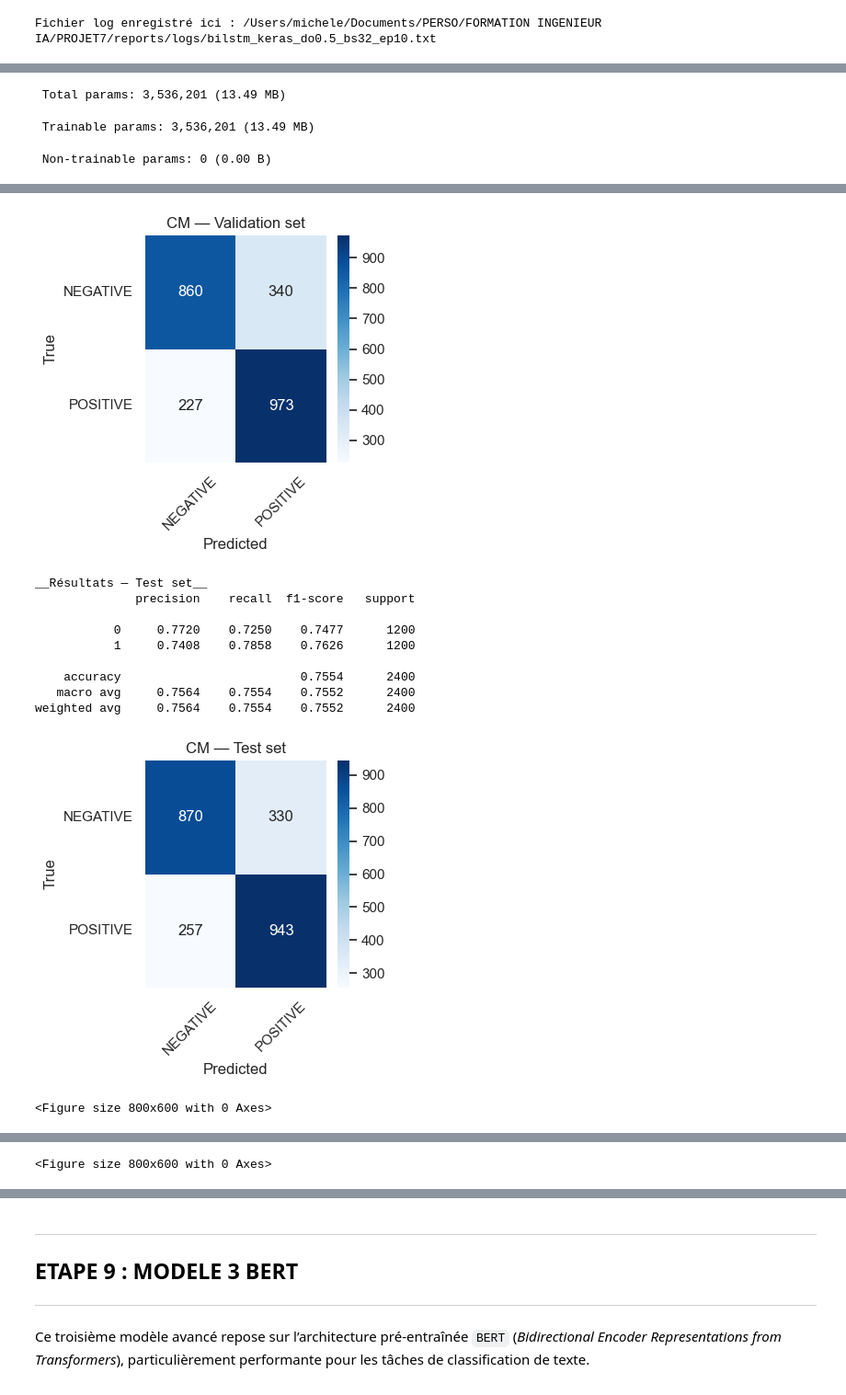
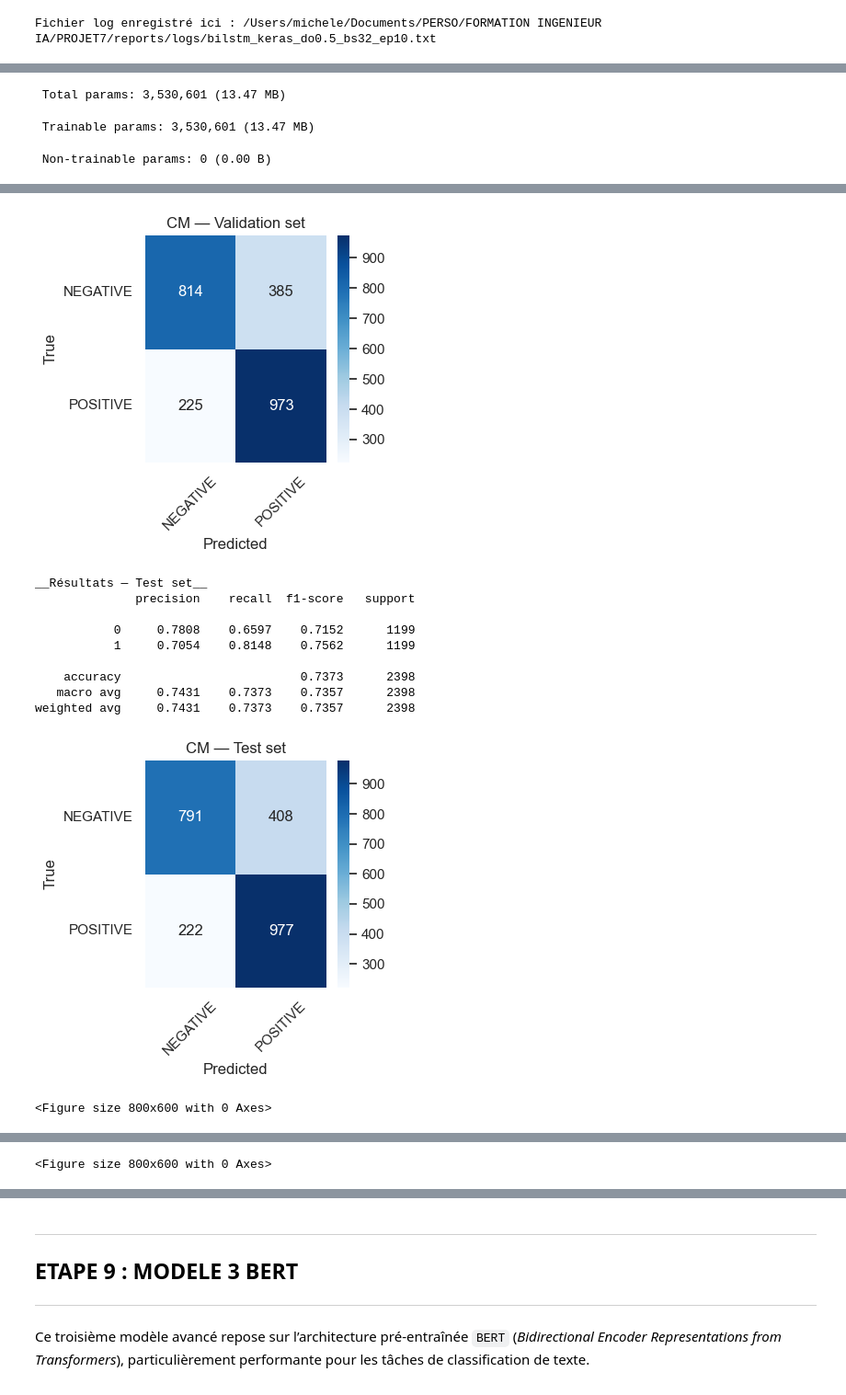
Before and after one commit to Michelita101/projet7-sentiment, a Jupyter notebook: notebooks/Dewerpe_Michèle_2bis_scripts_notebook_modélisation_avancée_092025.ipynb, the cells around one changed output, grey strips where cells are left out. Shown at 92% size. Drawn from its saved outputs; the diff is of its cells as text; code cells hidden in the pictures.

Commit message:
MAJ notebook 2, README, figures & reports pour soutenance

```diff
--- a/notebooks/Dewerpe_Michèle_2bis_scripts_notebook_modélisation_avancée_092025.ipynb
+++ b/notebooks/Dewerpe_Michèle_2bis_scripts_notebook_modélisation_avancée_092025.ipynb
@@ -1224,0 +1335,12 @@ Taille corpus : 16000  | Shape y : (16000,)
+# %%
+# Étape 1 — Chargement, tokenisation et préparation des séquences pour le modèle LSTM
+
+from tensorflow.keras.preprocessing.sequence import pad_sequences
+
+# Chargement des fichiers tokenisés (avec emojis)
+X = pd.read_parquet(os.path.join(project_root, "data/processed/tweets_16k_raw.parquet"))["text"].tolist()
+y = pd.read_parquet(os.path.join(project_root, "data/processed/embeddings/y_raw.parquet"))["label"].values
+
+# Vérification
+print(f"Exemple tweet tokenisé :\n{X[0]}")
+print("Taille corpus :", len(X), " | Shape y :", y.shape)
@@ -1501,0 +1628,18 @@ with mlflow.start_run(run_name=run_name):
+# %%
+# Etape - Analyse métier : faux positifs et faux négatifs
+
+# Conversion en Series pour reset_index
+y_test = pd.Series(y_test).reset_index(drop=True)
+y_test_pred = pd.Series(y_test_pred).reset_index(drop=True)
+
+# Texte aligné
+X_text_test = df_raw["text"].iloc[y_test.index].reset_index(drop=True)
+
+# Affichage
+display_fp_fn_examples(
+    y_true=y_test,
+    y_pred=y_test_pred,
+    X_text=X_text_test,
+    n=5,
+    title="Bilstm_keras_do0.5_bs32_ep10"
+)
@@ -1537,9 +1694,9 @@ __Essayons de l'optimiser avant de passer à d'autres modèles__ :
 # %%
 # Étape 9  — Optimisation de l'architecture BiLSTM avec Keras Tuner
 
-# Chargement des fichiers tokenisés (avec emojis)
-X = pd.read_parquet("/Users/michele/Documents/PERSO/FORMATION INGENIEUR IA/PROJET7/data/processed/tweets_16k_clean_emoji.parquet")["text"].tolist()
-y = pd.read_parquet("/Users/michele/Documents/PERSO/FORMATION INGENIEUR IA/PROJET7/data/processed/embeddings/y_emoji.parquet")["label"].values
+# Chargement des fichiers
+X = pd.read_parquet(os.path.join(project_root, "data/processed/tweets_16k_raw.parquet"))["text"].tolist()
+y = pd.read_parquet(os.path.join(project_root, "data/processed/embeddings/y_raw.parquet"))["label"].values
 
 # Paramètres de base
 tokenizer = Tokenizer(oov_token="<OOV>")
@@ -1672,8 +1829,8 @@ Model: "sequential_3"
 ├─────────────────────────────────┼────────────────────────┼───────────────┤
 │ dense_6 (Dense)                 │ (None, 1)              │            65 │
 └─────────────────────────────────┴────────────────────────┴───────────────┘
- Total params: 3,536,201 (13.49 MB)
+ Total params: 3,530,601 (13.47 MB)
- Trainable params: 3,536,201 (13.49 MB)
+ Trainable params: 3,530,601 (13.47 MB)
  Non-trainable params: 0 (0.00 B)
 run_name: bilstm_keras_opt_do0.5_bs64_ep15
 Epoch 1/15
@@ -1695,12 +1852,12 @@ weighted avg     0.7661    0.7638    0.7632      2400
 [figure]
 __Résultats — Test set__
               precision    recall  f1-score   support
 
-           0     0.7720    0.7250    0.7477      1200
-           1     0.7408    0.7858    0.7626      1200
+           0     0.7808    0.6597    0.7152      1199
+           1     0.7054    0.8148    0.7562      1199
 
-    accuracy                         0.7554      2400
-   macro avg     0.7564    0.7554    0.7552      2400
-weighted avg     0.7564    0.7554    0.7552      2400
+    accuracy                         0.7373      2398
+   macro avg     0.7431    0.7373    0.7357      2398
+weighted avg     0.7431    0.7373    0.7357      2398
-[figure, old version]
+[figure, new version]
 <Figure size 800x600 with 0 Axes>
```
Also changed, not shown: parts of 53 cells of this notebook, 37 other files.
